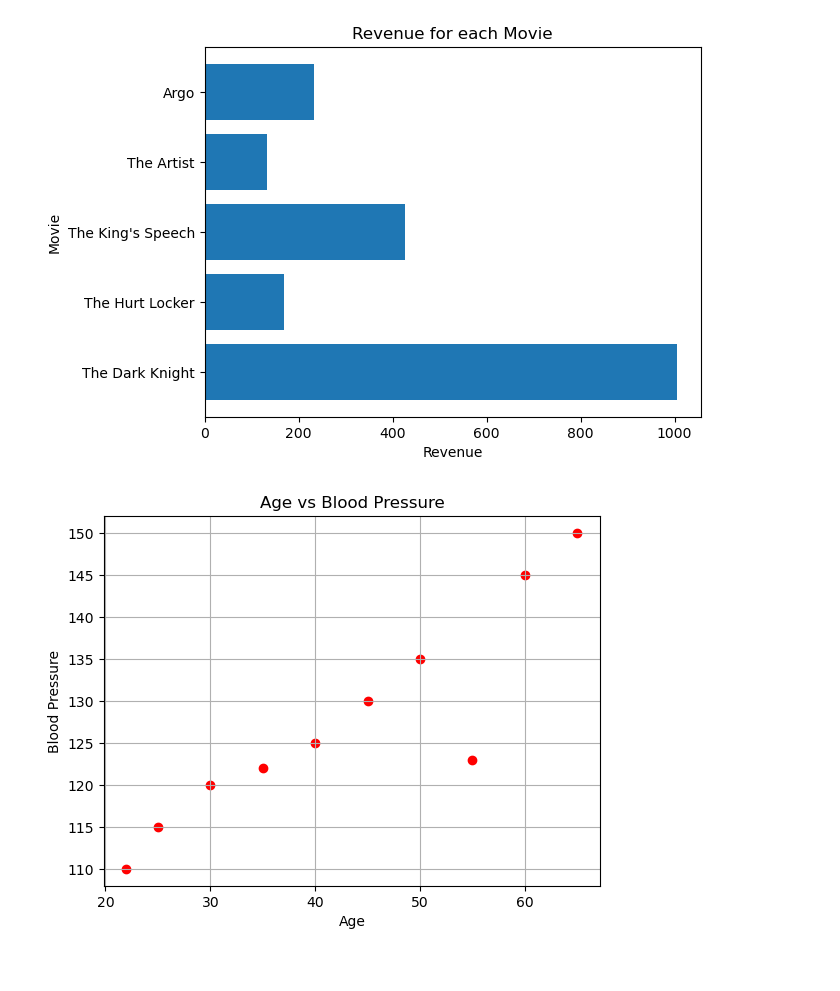
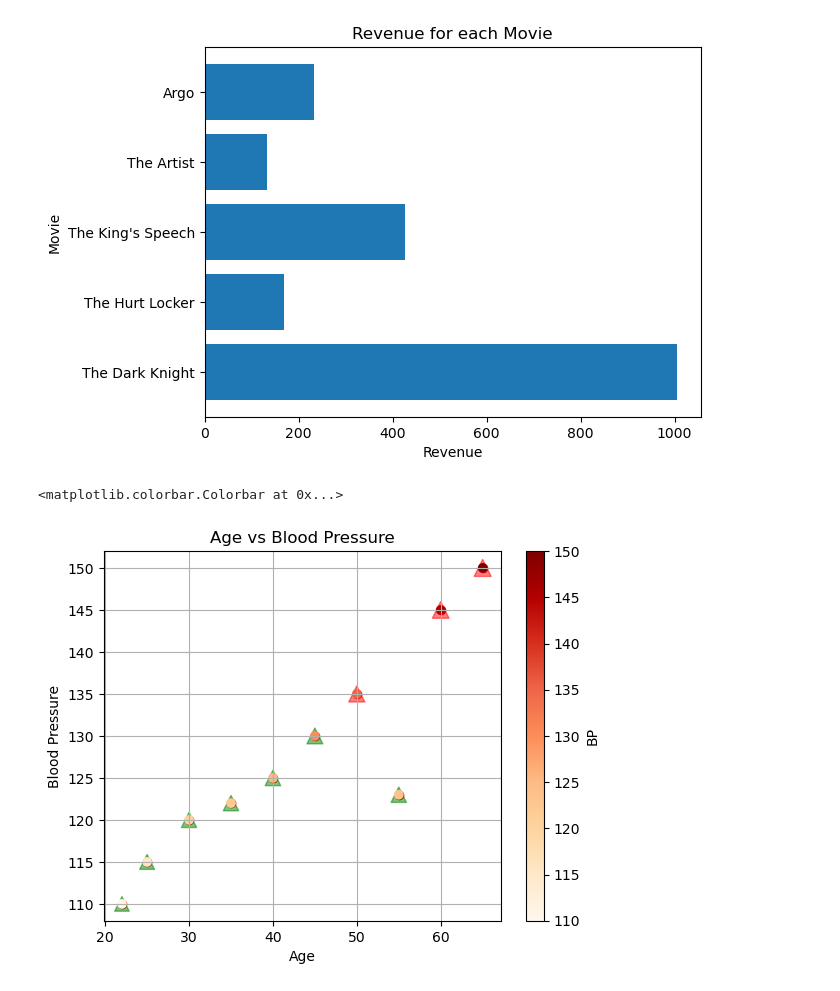
Before and after one commit to Ferdous-M/AI-ML, a Jupyter notebook: Data Visualization/data_visualization.ipynb, the cells around one changed output. Cells and saved outputs as stored; diff of their text form; code cells hidden in the pictures.

```diff
--- a/Data Visualization/data_visualization.ipynb
+++ b/Data Visualization/data_visualization.ipynb
@@ -207,17 +206,27 @@ Text(0.5, 1.0, 'Revenue for each Movie')
 # %%
 # Scatter Plots
 people = ["Person A", "Person B", "Person C", "Person D", "Person E",
           "Person F", "Person G", "Person H", "Person I", "Person J"]
 age = [22, 25, 30, 35, 40, 45, 50, 55, 60, 65]
 blood_pressure = [110, 115, 120, 122, 125, 130, 135, 123, 145, 150]
 
 # plot
 plt.scatter(age, blood_pressure, color="red")
-# Customizing plots
-colors = ["green" if bp<135 else "red" for bp in blood_pressure]
+
 plt.title("Age vs Blood Pressure")
 plt.xlabel("Age")
 plt.ylabel("Blood Pressure")
 plt.grid()
+
+# Customizing plots
+colors = ["green" if bp<135 else "red" for bp in blood_pressure]
+sizes = blood_pressure
+plt.scatter(age, blood_pressure, color=colors, s=sizes, marker='^', alpha=0.5)
+
+# plt.scatter(age, blood_pressure, c=blood_pressure, cmap="plasma")
+plt.scatter(age, blood_pressure, c=blood_pressure, cmap="OrRd")# makes more sense
+# plt.scatter(age, blood_pressure, c=[5]*len(age), cmap="plasma")
+plt.colorbar(label="BP")
 # %% [output]
+<matplotlib.colorbar.Colorbar at 0x...>
-[figure, old version]
+[figure, new version]
```
Also changed, not shown: parts of 1 cell of this notebook.
